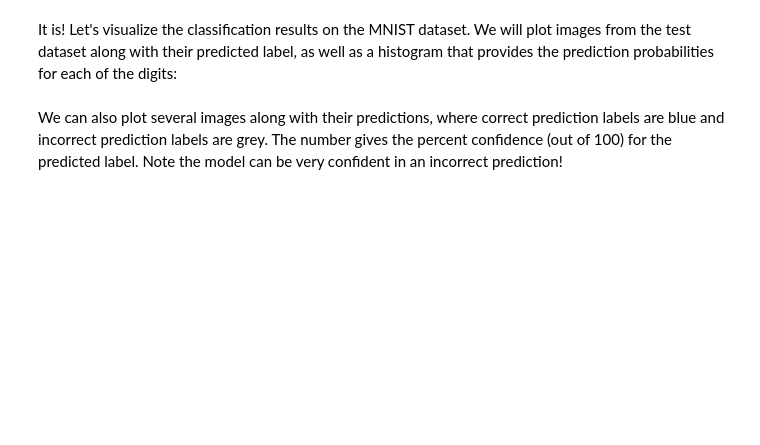
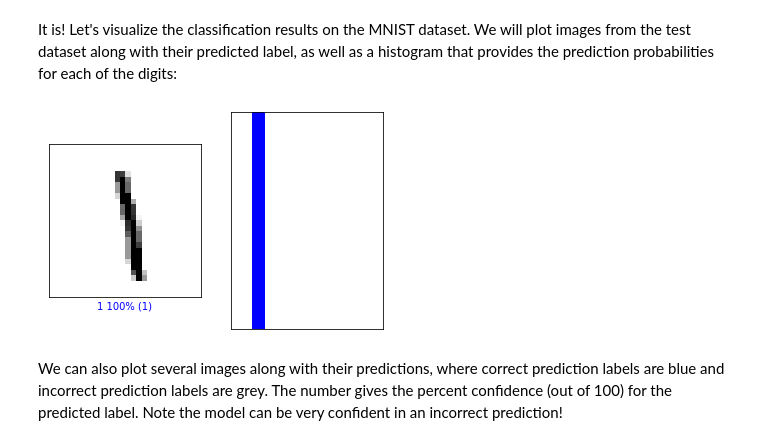
Before and after one commit to VidishJoshi/introtodeeplearning, a Jupyter notebook: lab2/AU1841019_Vidish_Joshi_Lab2_Part1_MNIST.ipynb, the cells around one changed output. Saved outputs shown, nothing was run; the diff lists cells and outputs as text; code cells hidden in the pictures; blank space fills up the shorter version.

```diff
--- a/lab2/AU1841019_Vidish_Joshi_Lab2_Part1_MNIST.ipynb
+++ b/lab2/AU1841019_Vidish_Joshi_Lab2_Part1_MNIST.ipynb
@@ -113,11 +113,11 @@ def build_fc_model():
       tf.keras.layers.Flatten(),
 
       # '''TODO: Define the activation function for the first fully connected (Dense) layer.'''
-      tf.keras.layers.Dense(128, activation='relu'),     # todo
+      tf.keras.layers.Dense(128, activation=tf.nn.relu),     # todo
 
       # '''TODO: Define the second Dense layer to output the classification probabilities'''
       # '''TODO: Dense layer to output classification probabilities'''
-      tf.keras.layers.Dense(10, activation=None )   #todo
+      tf.keras.layers.Dense(10, activation=tf.nn.softmax )   #todo
 
   ])
   return fc_model
@@ -198,16 +213,16 @@ def build_cnn_model():
     cnn_model = tf.keras.Sequential([
 
         # TODO: Define the first convolutional layer
-        tf.keras.layers.Conv2D('''TODO'''),
+        tf.keras.layers.Conv2D(filters=24, kernel_size=(3,3), activation=tf.nn.relu), #todo
 
         # TODO: Define the first max pooling layer
-        tf.keras.layers.MaxPool2D('''TODO'''),
+        tf.keras.layers.MaxPool2D(pool_size=(2,2)),   # todo # seen from solution
 
         # TODO: Define the second convolutional layer
-        tf.keras.layers.Conv2D('''TODO'''),
+        tf.keras.layers.Conv2D(filters=36, kernel_size=(3,3), activation=tf.nn.relu), # todo
 
         # TODO: Define the second max pooling layer
-        tf.keras.layers.MaxPool2D('''TODO'''),
+        tf.keras.layers.MaxPool2D(pool_size=(2,2)), # todo
 
         tf.keras.layers.Flatten(),
         tf.keras.layers.Dense(128, activation=tf.nn.relu),
@@ -215,7 +230,8 @@ def build_cnn_model():
         # TODO: Define the last Dense layer to output the classification
         # probabilities. Pay attention to the activation needed a probability
         # output
-        '''TODO: Dense layer to output classification probabilities'''
+        # '''TODO: Dense layer to output classification probabilities'''
+        tf.keras.layers.Dense(10, activation=tf.nn.softmax)  # todo
     ])
 
     return cnn_model
@@ -230,10 +264,11 @@ print(cnn_model.summary())
 
 Now, as before, we can define the loss function, optimizer, and metrics through the `compile` method. Compile the CNN model with an optimizer and learning rate of choice:
 # %%
-'''TODO: Define the compile operation with your optimizer and learning rate of choice'''
-cnn_model.compile(optimizer='''TODO''', loss='''TODO''', metrics=['accuracy']) # TODO
+# '''TODO: Define the compile operation with your optimizer and learning rate of choice'''
+# keeping these values same as the above NN model
+cnn_model.compile(optimizer=tf.keras.optimizers.SGD(learning_rate=1e-1), loss='sparse_categorical_crossentropy', metrics=['accuracy']) # TODO
 # %% [markdown]
 As was the case with the fully connected model, we can train our CNN using the `fit` method via the Keras API.
 # %%
-'''TODO: Use model.fit to train the CNN model, with the same batch_size and number of epochs previously used.'''
-cnn_model.fit('''TODO''')
+# '''TODO: Use model.fit to train the CNN model, with the same batch_size and number of epochs previously used.'''
+cnn_model.fit(train_images, train_labels, BATCH_SIZE, EPOCHS);
@@ -276,11 +337,13 @@ It is! Let's visualize the classification results on the MNIST dataset. We will
 # %%
 #@title Change the slider to look at the model's predictions! { run: "auto" }
 
-image_index = 79 #@param {type:"slider", min:0, max:100, step:1}
+image_index = 31 #@param {type:"slider", min:0, max:100, step:1}
 plt.subplot(1,2,1)
 mdl.lab2.plot_image_prediction(image_index, predictions, test_labels, test_images)
 plt.subplot(1,2,2)
 mdl.lab2.plot_value_prediction(image_index, predictions,  test_labels)
+# %% [output]
+[figure, added]
 # %% [markdown]
 We can also plot several images along with their predictions, where correct prediction labels are blue and incorrect prediction labels are grey. The number gives the percent confidence (out of 100) for the predicted label. Note the model can be very confident in an incorrect prediction!
 # %%
```
Also changed, not shown: parts of 12 cells of this notebook.
